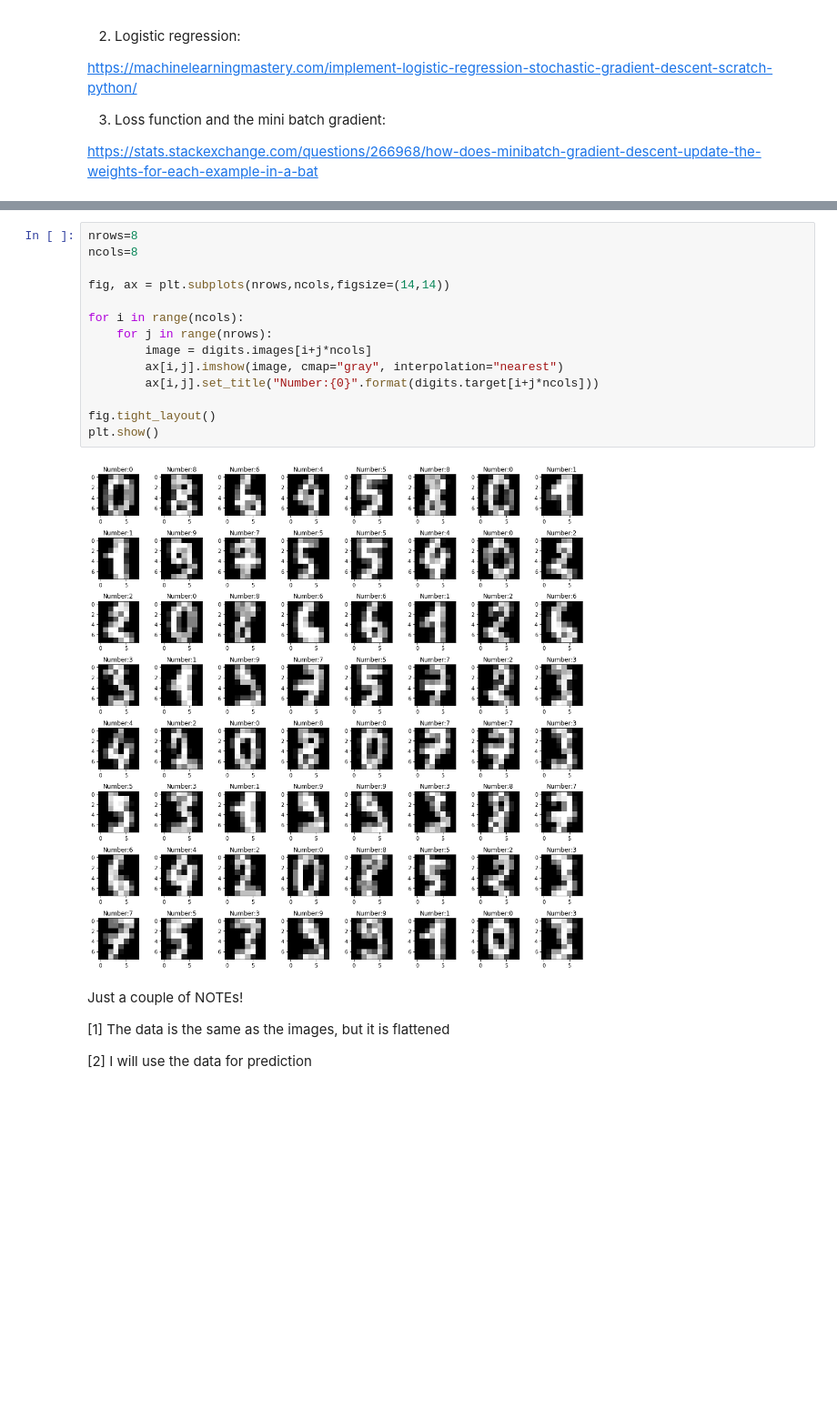
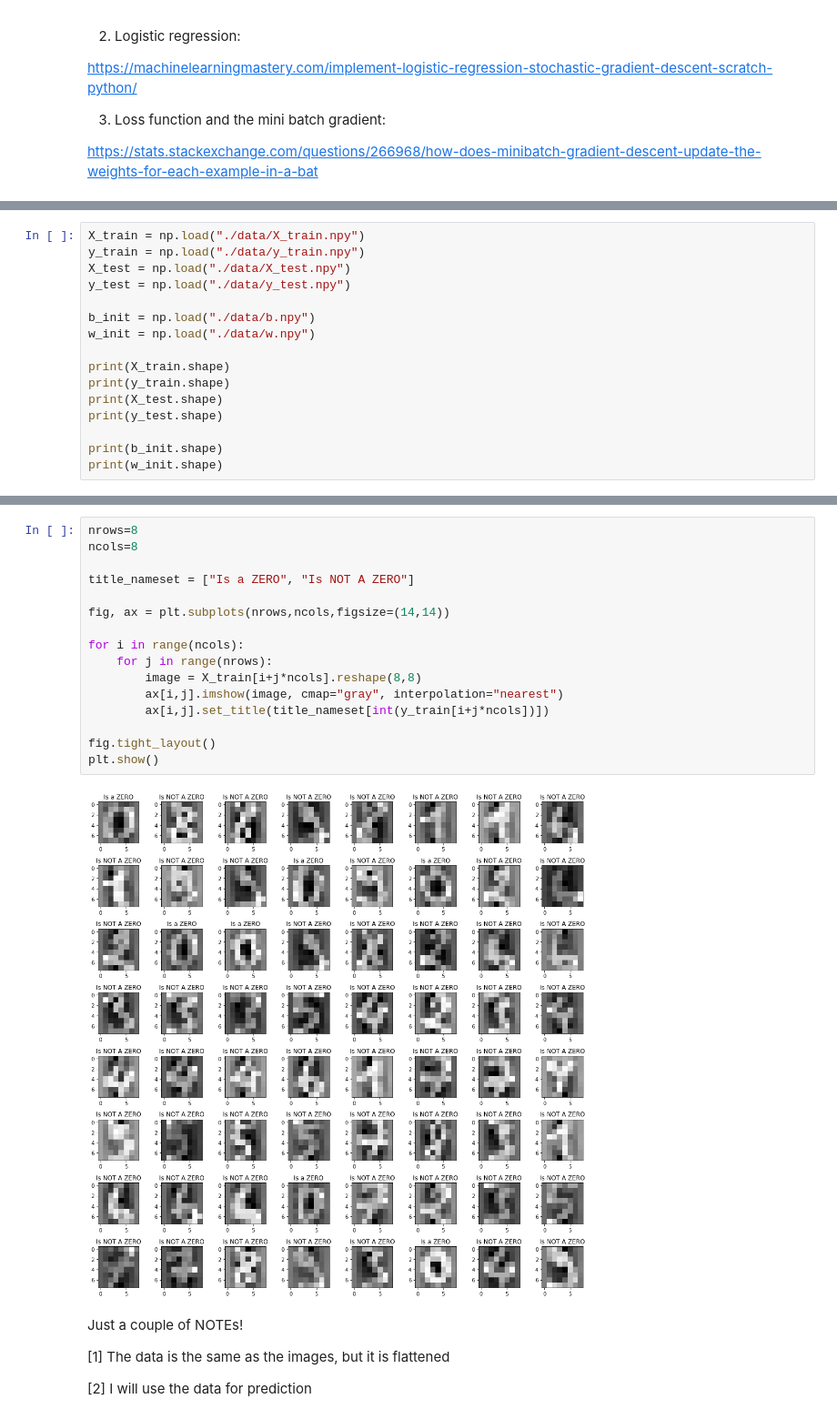
Before and after one commit to AdamGTaylor/DataMining_2021, a Jupyter notebook: hw9/hw9.ipynb, the cells around one changed output, grey strips where cells are left out. Shown at 91% size. Cells and saved outputs as stored; diff of their text form; blank space fills up the shorter version.

```diff
--- a/hw9/hw9.ipynb
+++ b/hw9/hw9.ipynb
@@ -60,0 +61,16 @@ print(digits.data.shape)
+# %%
+X_train = np.load("./data/X_train.npy")
+y_train = np.load("./data/y_train.npy")
+X_test = np.load("./data/X_test.npy")
+y_test = np.load("./data/y_test.npy")
+
+b_init = np.load("./data/b.npy")
+w_init = np.load("./data/w.npy")
+
+print(X_train.shape)
+print(y_train.shape)
+print(X_test.shape)
+print(y_test.shape)
+
+print(b_init.shape)
+print(w_init.shape)
@@ -61,19 +104,21 @@ print(digits.data.shape)
 # %%
 nrows=8
 ncols=8
+
+title_nameset = ["Is a ZERO", "Is NOT A ZERO"]
 
 fig, ax = plt.subplots(nrows,ncols,figsize=(14,14))
 
 for i in range(ncols):
     for j in range(nrows):
-        image = digits.images[i+j*ncols]
+        image = X_train[i+j*ncols].reshape(8,8)
         ax[i,j].imshow(image, cmap="gray", interpolation="nearest")
-        ax[i,j].set_title("Number:{0}".format(digits.target[i+j*ncols]))
+        ax[i,j].set_title(title_nameset[int(y_train[i+j*ncols])])
 
 fig.tight_layout()
 plt.show()
 # %% [output]
-[figure, old version]
+[figure, new version]
 # %% [markdown]
 Just a couple of NOTEs!
 
```
Also changed, not shown: parts of 18 cells of this notebook, 6 other files.
